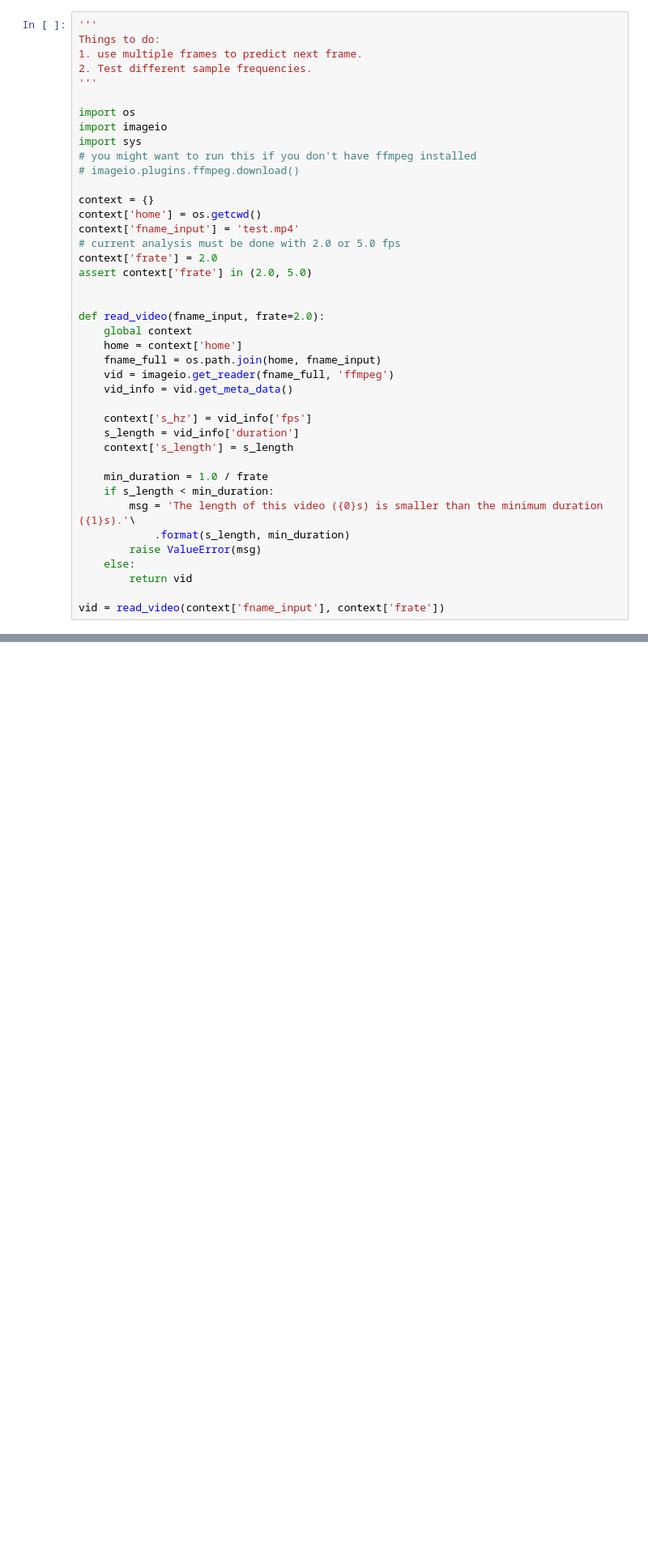
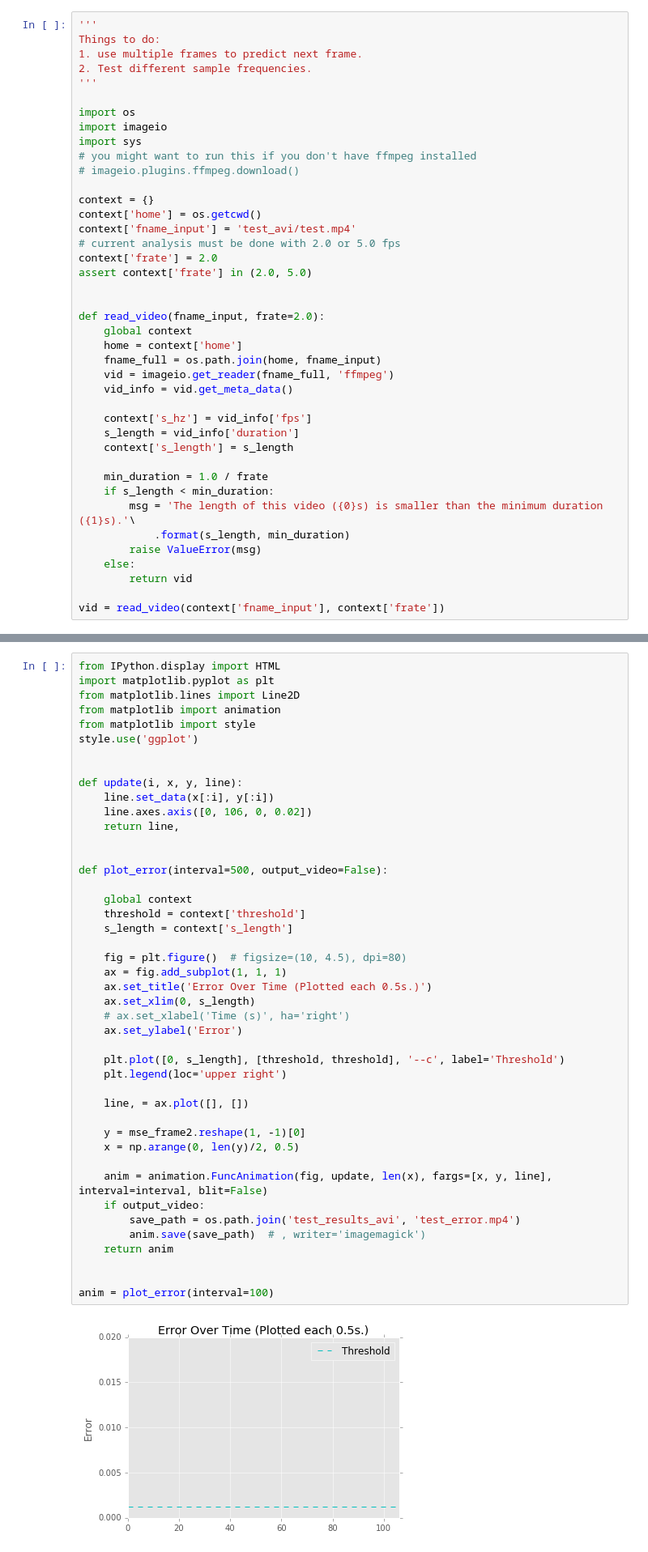
Before and after one commit to bis-carbon/pro-bayarea, a Jupyter notebook: code/analysis/accident-demo.ipynb, the cells around one changed output, grey strips where cells are left out. Shown at 81% size. Cells and saved outputs as stored; diff of their text form; blank space fills up the shorter version.

Commit message:
integrate plotting in the notebook

```diff
--- a/code/analysis/accident-demo.ipynb
+++ b/code/analysis/accident-demo.ipynb
@@ -13,7 +13,7 @@ import sys
 
 context = {}
 context['home'] = os.getcwd()
-context['fname_input'] = 'test.mp4'
+context['fname_input'] = 'test_avi/test.mp4'
 # current analysis must be done with 2.0 or 5.0 fps
 context['frate'] = 2.0
 assert context['frate'] in (2.0, 5.0)
@@ -316,3 +308,49 @@ An accident happened from 32.0s to 34.0s.
 An accident happened from 35.0s to 39.5s.
 An accident happened from 46.0s to 47.0s.
 An accident happened from 87.5s to 88.5s.
+# %%
+from IPython.display import HTML
+import matplotlib.pyplot as plt
+from matplotlib.lines import Line2D
+from matplotlib import animation
+from matplotlib import style
+style.use('ggplot')
+
+
+def update(i, x, y, line):
+    line.set_data(x[:i], y[:i])
+    line.axes.axis([0, 106, 0, 0.02])
+    return line,
+
+
+def plot_error(interval=500, output_video=False):
+
+    global context
+    threshold = context['threshold']
+    s_length = context['s_length']
+
+    fig = plt.figure()  # figsize=(10, 4.5), dpi=80)
+    ax = fig.add_subplot(1, 1, 1)
+    ax.set_title('Error Over Time (Plotted each 0.5s.)')
+    ax.set_xlim(0, s_length)
+    # ax.set_xlabel('Time (s)', ha='right')
+    ax.set_ylabel('Error')
+
+    plt.plot([0, s_length], [threshold, threshold], '--c', label='Threshold')
+    plt.legend(loc='upper right')
+
+    line, = ax.plot([], [])
+
+    y = mse_frame2.reshape(1, -1)[0]
+    x = np.arange(0, len(y)/2, 0.5)
+
+    anim = animation.FuncAnimation(fig, update, len(x), fargs=[x, y, line], interval=interval, blit=False)
+    if output_video:
+        save_path = os.path.join('test_results_avi', 'test_error.mp4')
+        anim.save(save_path)  # , writer='imagemagick')
+    return anim
+
+
+anim = plot_error(interval=100)
+# %% [output]
+[figure, added]
```
Also changed, not shown: parts of 4 cells of this notebook, 3 other files.
